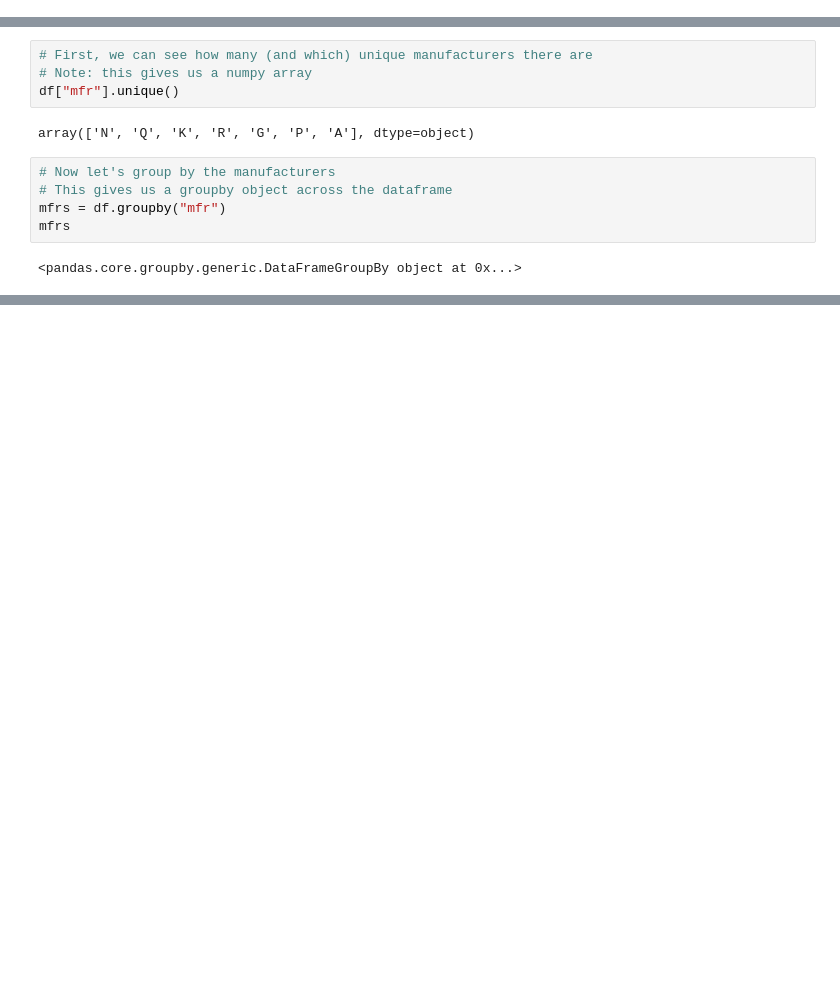
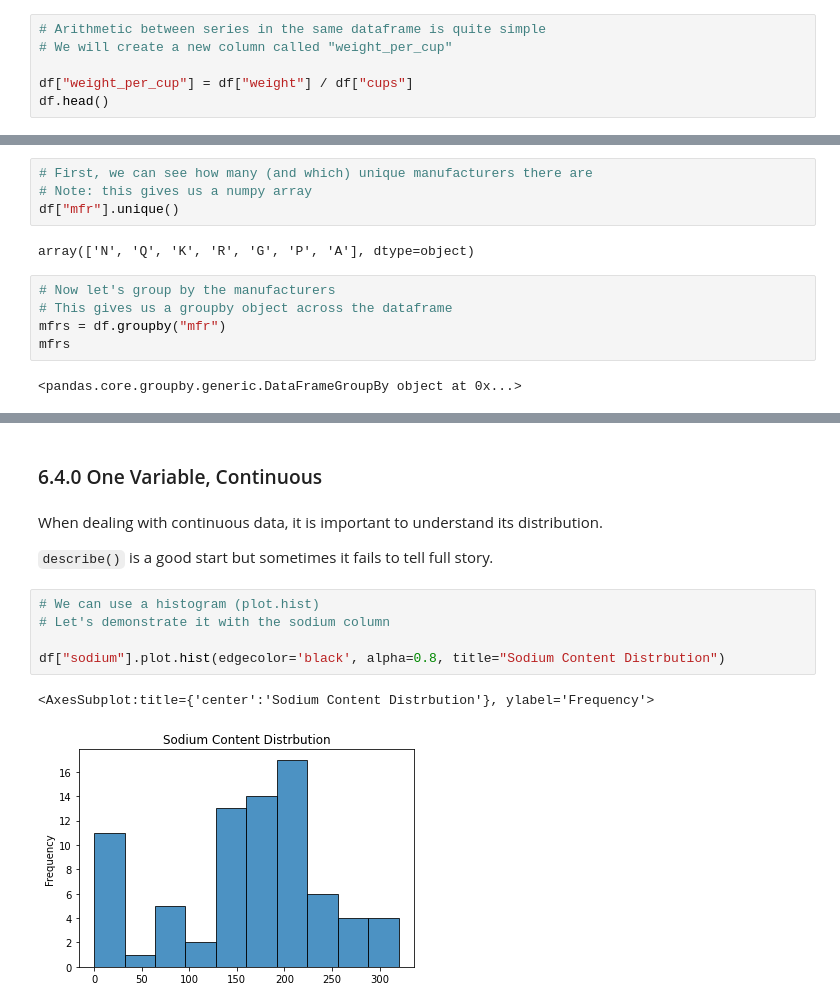
Before and after one commit to MichiganDataScienceTeam/MDST-Onboarding, a Jupyter notebook: tutorial0/tutorial0.ipynb, the cells around one changed output, grey strips where cells are left out. Saved outputs shown, nothing was run; the diff lists cells and outputs as text; blank space fills up the shorter version.

```diff
--- a/tutorial0/tutorial0.ipynb
+++ b/tutorial0/tutorial0.ipynb
@@ -1280,0 +1422,6 @@ df[df["protein"] > 3]
+# %%
+# Arithmetic between series in the same dataframe is quite simple
+# We will create a new column called "weight_per_cup"
+
+df["weight_per_cup"] = df["weight"] / df["cups"]
+df.head()
@@ -1378,0 +1543,14 @@ mfrs[["calories", "protein"]].agg({"calories": "mean", "protein": "max"})
+# %% [markdown]
+### 6.4.0 One Variable, Continuous
+# %% [markdown]
+When dealing with continuous data, it is important to understand its distribution.
+
+`describe()` is a good start but sometimes it fails to tell full story.
+# %%
+# We can use a histogram (plot.hist)
+# Let's demonstrate it with the sodium column
+
+df["sodium"].plot.hist(edgecolor='black', alpha=0.8, title="Sodium Content Distrbution")
+# %% [output]
+<AxesSubplot:title={'center':'Sodium Content Distrbution'}, ylabel='Frequency'>
+[figure, added]
```
Also changed, not shown: parts of 71 cells of this notebook.
